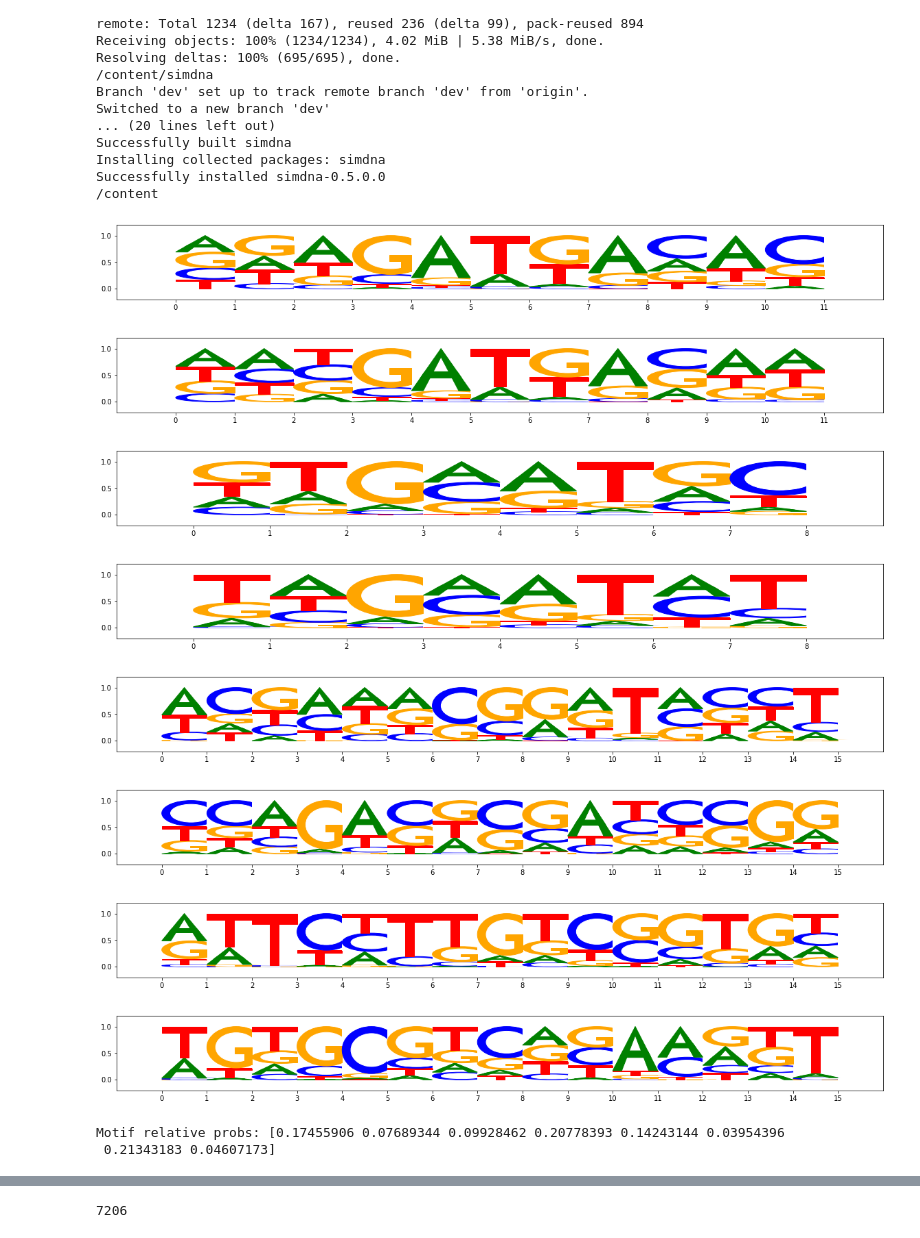
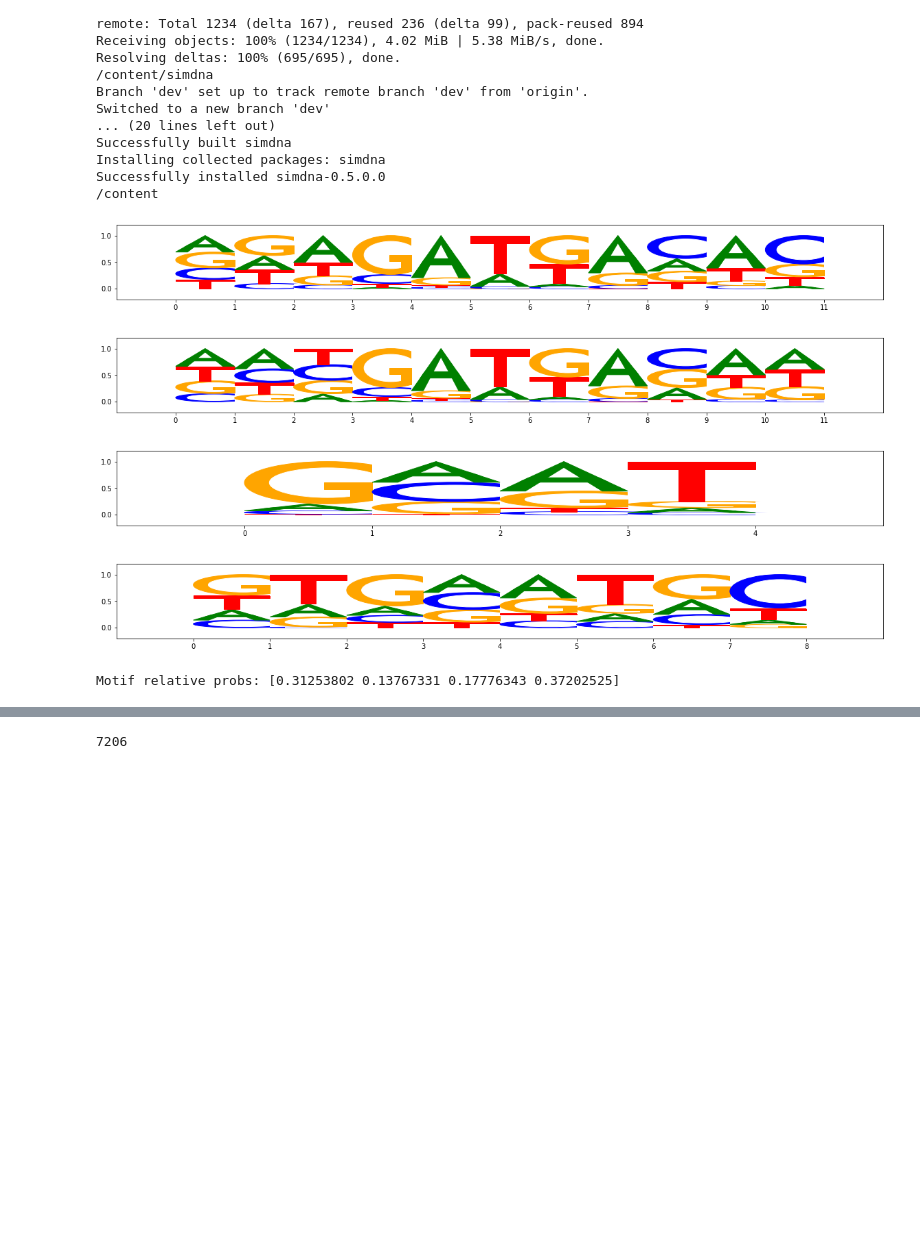
Before and after one commit to AvantiShri/colab_notebooks, a Jupyter notebook: misc_examples/SimulateImpScores.ipynb, the cells around one changed output, grey strips where cells are left out. Saved outputs shown, nothing was run; the diff lists cells and outputs as text; code cells hidden in the pictures; blank space fills up the shorter version.

Commit message:
Got a good demo with two SIMILAR motifs of different packing

```diff
--- a/misc_examples/SimulateImpScores.ipynb
+++ b/misc_examples/SimulateImpScores.ipynb
@@ -77,50 +77,60 @@ def gen_motif_with_diff_flanks(rng, core_len, core_alpha,
               generate_ppm(rng, length=flank_len, alpha=flank_alpha)])
   return motifa, motifb
 
+def gen_motif_with_lower_ic_and_diff_flanks(rng, core_len, core_alpha, flank_len,
+                                            flank_alpha, core_pc):
+  motif_core = generate_ppm(rng, length=core_len, alpha=core_alpha)
+  degraded_core = (motif_core +
+                   np.array([core_pc, core_pc,
+                             core_pc, core_pc])[None,:])/(1.0 + core_pc*4)
+  motifa = np.concatenate([
+              generate_ppm(rng, length=flank_len, alpha=flank_alpha),
+                degraded_core,
+              generate_ppm(rng, length=flank_len, alpha=flank_alpha)])
+  return motif_core, motifa
+
 motif1a, motif1b = gen_motif_with_diff_flanks(
                       rng=rng, core_len=5,
                       core_alpha=0.5, flank_len=3, flank_alpha=2.0)
 viz_sequence.plot_weights(motif1a)
 viz_sequence.plot_weights(motif1b)
 
 
-motif2a, motif2b = gen_motif_with_diff_flanks(
+motif2a, motif2b = gen_motif_with_lower_ic_and_diff_flanks(
                       rng=rng, core_len=4,
-                      core_alpha=0.5, flank_len=2, flank_alpha=1.0)
+                      core_alpha=0.5, flank_len=2, flank_alpha=1.0,
+                      core_pc=0.15) #core_pc is 'core_pseudocount'
+
 viz_sequence.plot_weights(motif2a)
 viz_sequence.plot_weights(motif2b)
 
-motif3 = np.concatenate([generate_ppm(rng, length=3, alpha=2.0),
+"""motif3 = np.concatenate([generate_ppm(rng, length=3, alpha=2.0),
                          generate_ppm(rng, length=9, alpha=0.5),
                          generate_ppm(rng, length=3, alpha=2.0)])
 viz_sequence.plot_weights(motif3)
 
 motif4 = np.concatenate([generate_ppm(rng, length=2, alpha=2.0),
                          generate_ppm(rng, length=11, alpha=0.7),
                          generate_ppm(rng, length=2, alpha=2.0)])
 viz_sequence.plot_weights(motif4)
 
 motif5 = np.concatenate([generate_ppm(rng, length=1, alpha=2.0),
                          generate_ppm(rng, length=13, alpha=0.7),
                          generate_ppm(rng, length=1, alpha=2.0)])
 viz_sequence.plot_weights(motif5)
 
 motif6 = np.concatenate([generate_ppm(rng, length=5, alpha=0.5),
                          generate_ppm(rng, length=5, alpha=2.0),
                          generate_ppm(rng, length=5, alpha=0.5)])
-viz_sequence.plot_weights(motif6)
+viz_sequence.plot_weights(motif6)"""
 
 
-motifs = [motif1a, motif1b, motif2a, motif2b, motif3, motif4, motif5, motif6]
+motifs = [motif1a, motif1b, motif2a, motif2b]#, motif3, motif4, motif5, motif6]
 # %% [output]
 [figure]
 [figure]
-[figure, old version]
+[figure, new version]
-[figure, old version]
+[figure, new version]
-[figure, removed]
-[figure, removed]
-[figure, removed]
-[figure, removed]
 # %%
 #generate simulate sequences
 from importlib import reload
@@ -154,8 +164,7 @@ sn.print_sequences(
     sequenceSetGenerator=sn.GenerateSequenceNTimes(simulator, N=1000),
     includeEmbeddings=True)
 # %% [output]
-Motif relative probs: [0.17455906 0.07689344 0.09928462 0.20778393 0.14243144 0.03954396
- 0.21343183 0.04607173]
+Motif relative probs: [0.31253802 0.13767331 0.17776343 0.37202525]
 # %%
 bgsimulator = sn.EmbedInABackground(
     backgroundGenerator=sn.ZeroOrderBackgroundGenerator(
```
Also changed, not shown: parts of 14 cells of this notebook.
